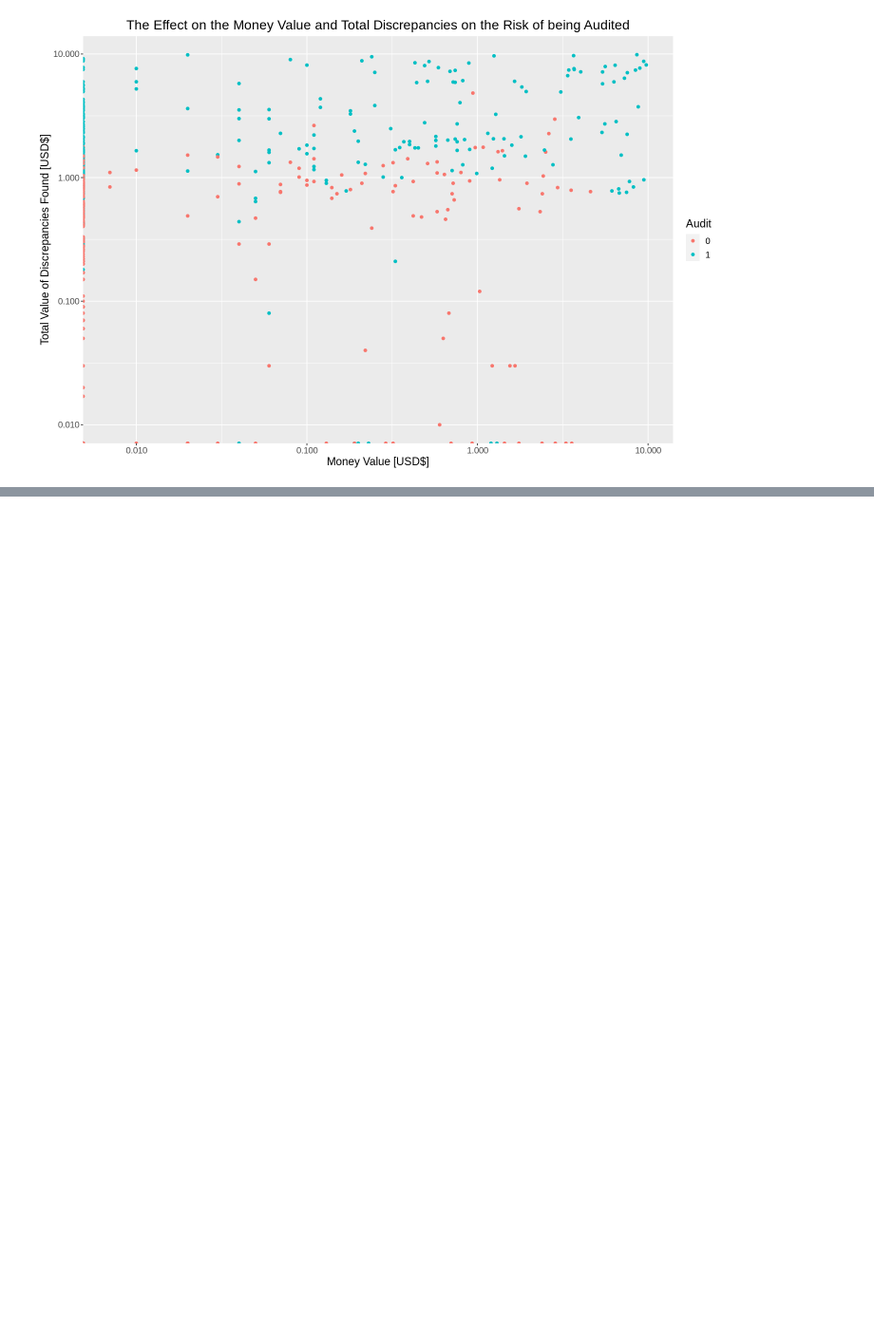
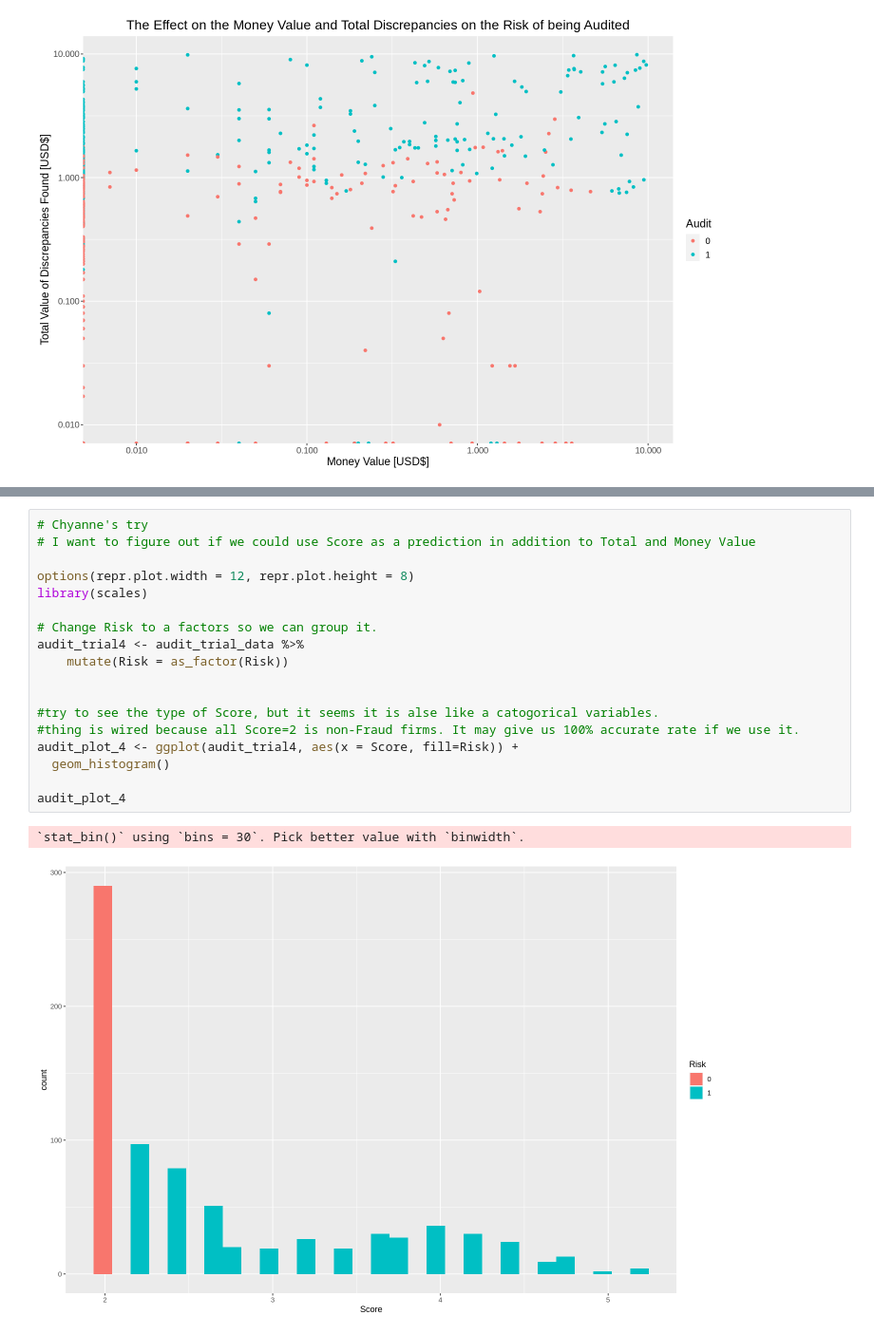
Before and after one commit to fulleraltamiranoe/audit_data, a Jupyter notebook: Audit.ipynb, the cells around one changed output, grey strips where cells are left out. Shown: that part at 95% size. Saved outputs shown, nothing was run; the diff lists cells and outputs as text; blank space fills up the shorter version.

Commit message:
try Score

```diff
--- a/Audit.ipynb
+++ b/Audit.ipynb
@@ -343,0 +362,21 @@ Prediction  0  1
+# %%
+# Chyanne's try
+# I want to figure out if we could use Score as a prediction in addition to Total and Money Value
+
+options(repr.plot.width = 12, repr.plot.height = 8)
+library(scales)
+
+# Change Risk to a factors so we can group it.
+audit_trial4 <- audit_trial_data %>%
+    mutate(Risk = as_factor(Risk))
+
+
+#try to see the type of Score, but it seems it is alse like a catogorical variables.
+#thing is wired because all Score=2 is non-Fraud firms. It may give us 100% accurate rate if we use it.
+audit_plot_4 <- ggplot(audit_trial4, aes(x = Score, fill=Risk)) +
+  geom_histogram()
+
+audit_plot_4
+# %% [output]
+`stat_bin()` using `bins = 30`. Pick better value with `binwidth`.
+[figure, added]
```
Also changed, not shown: parts of 10 cells of this notebook.
